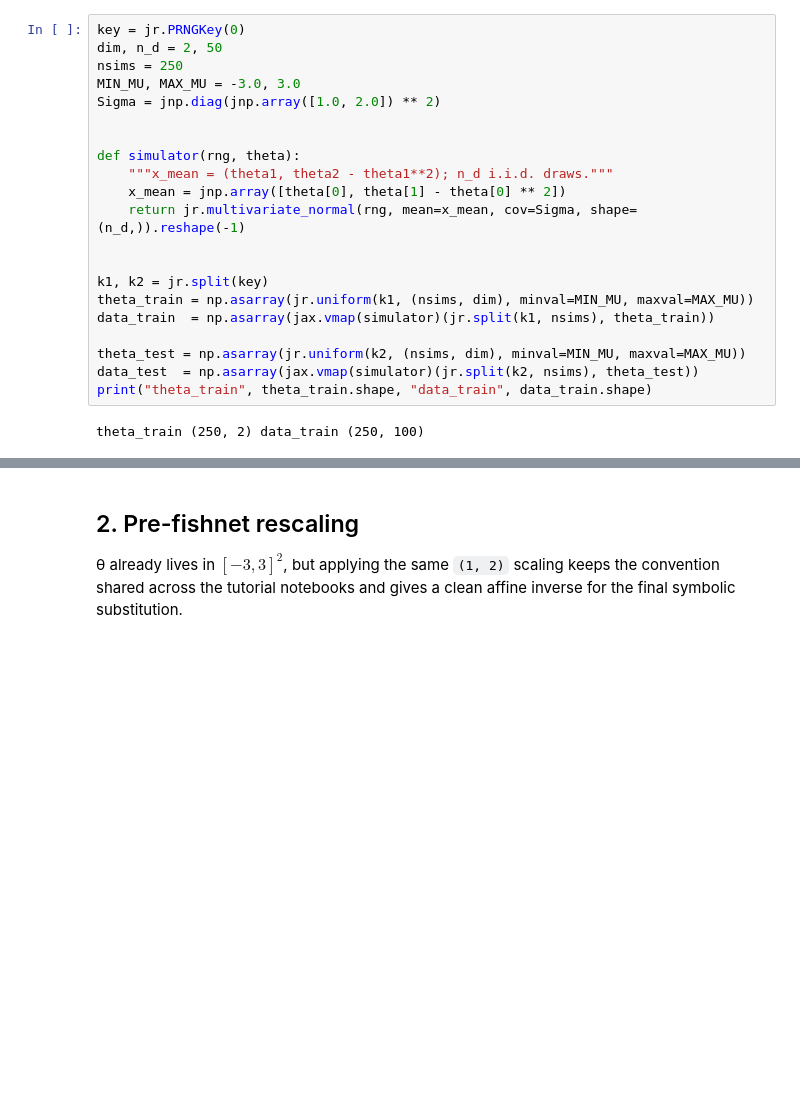
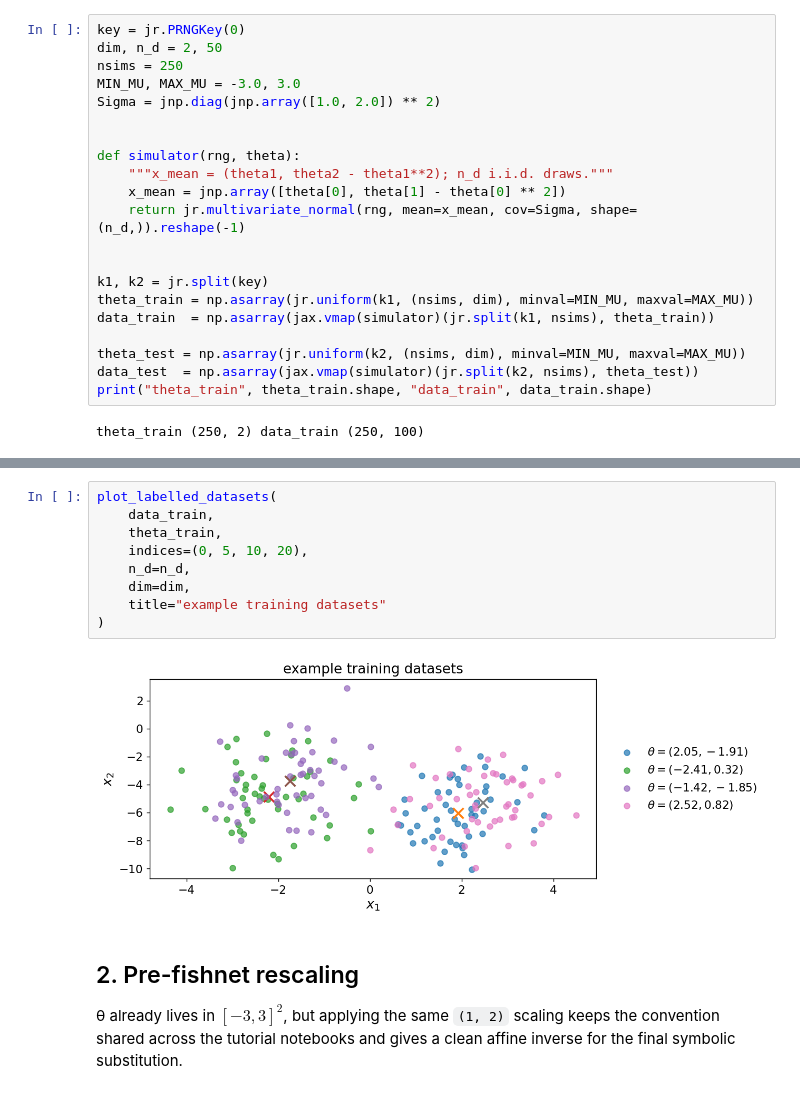
Before and after one commit to tlmakinen/degeneracy_distillery, a Jupyter notebook: tutorial_notebooks/rosenbrock_example.ipynb, the cells around one changed output, grey strips where cells are left out. Drawn from its saved outputs; the diff is of its cells as text; blank space fills up the shorter version.

```diff
--- a/tutorial_notebooks/rosenbrock_example.ipynb
+++ b/tutorial_notebooks/rosenbrock_example.ipynb
@@ -101,3 +153,14 @@ theta_train (250, 2) data_train (250, 100)
+# %%
+plot_labelled_datasets(
+    data_train,
+    theta_train,
+    indices=(0, 5, 10, 20),
+    n_d=n_d,
+    dim=dim,
+    title="example training datasets"
+)
+# %% [output]
+[figure, added]
 # %% [markdown]
 ## 2. Pre-fishnet rescaling
 
```
Also changed, not shown: parts of 3 cells of this notebook.
